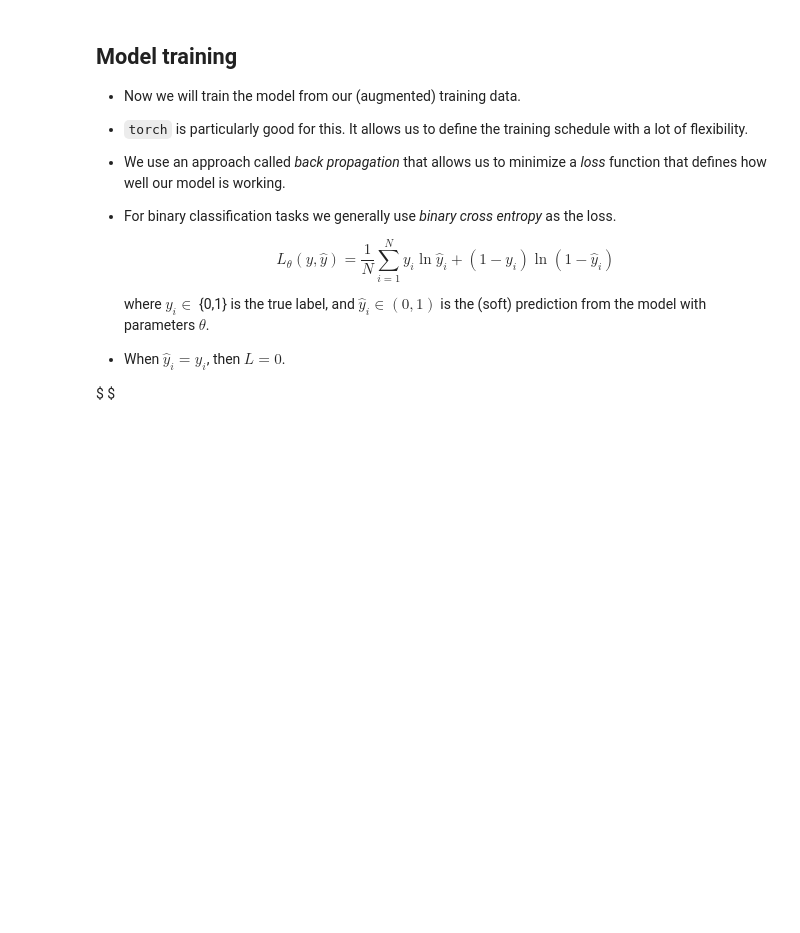
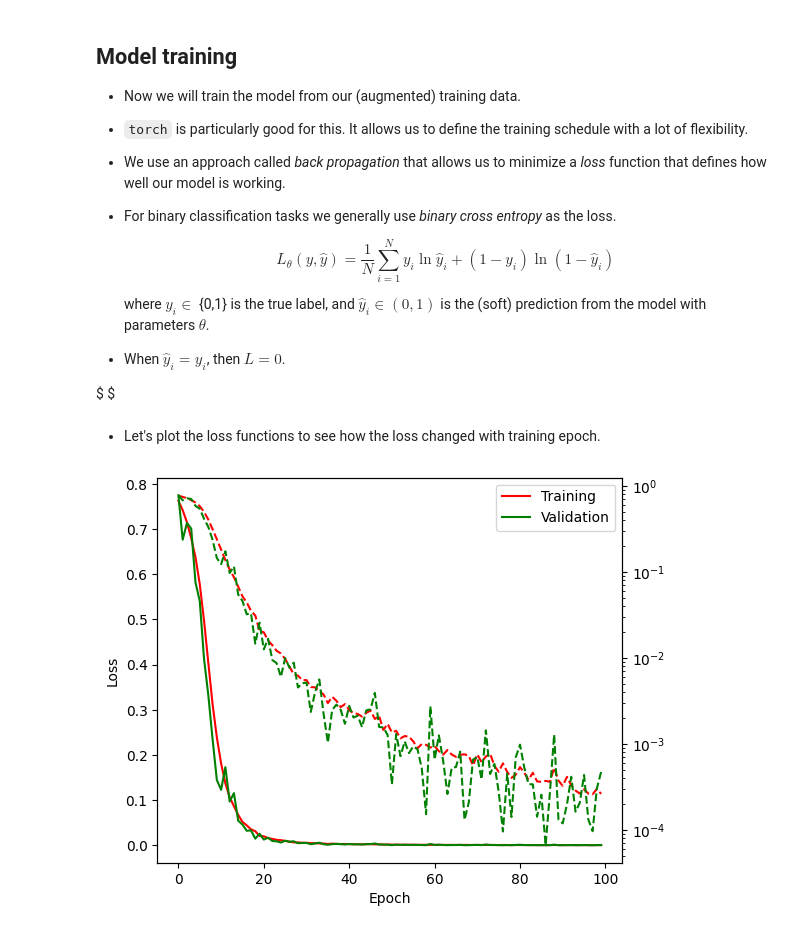
Before and after one commit to mdblackledge/theoryofimaging2, a Jupyter notebook: workshop/practical_exercises.ipynb, the cells around one changed output. Saved outputs shown, nothing was run; the diff lists cells and outputs as text; code cells hidden in the pictures; blank space fills up the shorter version.

```diff
--- a/workshop/practical_exercises.ipynb
+++ b/workshop/practical_exercises.ipynb
@@ -395,10 +399,13 @@ from torch.utils.data import DataLoader
 from tqdm import tqdm  # Used for monitoring progress as a progress bar
 
 # Some training hyper-parameters
-learning_rate = 1e-3
+learning_rate = 1e-4
 num_epochs = 100
 batch_size = 40
-device = "cuda"
+if torch.cuda.is_available():  # If GPU available
+    device = "cuda"
+else:
+    device = "cpu"
 
 # Create an instance of the model to be trained
 model = LeNet(num_classes=2)
@@ -421,8 +428,15 @@ criterion = nn.CrossEntropyLoss()
 # the model parameters for each training epoch
 optimizer = optim.Adam(model.parameters(), lr=learning_rate)
 
+# Keep track of losses for latter plotting.
+train_losses = []
+val_losses = []
+
 pbar = tqdm(range(num_epochs))
 for epoch in pbar:
+
+    train_losses.append(0)
+    val_losses.append(0)
 
     # -------------------
     # TRAINING
@@ -444,6 +458,9 @@ for epoch in pbar:
         outputs = model(images)
         loss = criterion(outputs, labels)
 
+        # Append to the running loss
+        train_losses[-1] = train_losses[-1] + loss.item() * images.size(0)
+
         # Determine the gradients and back-propagate.
         loss.backward()
         optimizer.step()
@@ -462,6 +479,25 @@ for epoch in pbar:
 
             outputs = model(images)
             val_loss = criterion(outputs, labels)
-            pbar.set_description(f"Val Loss: {loss.item():.4f} - Val Loss: {val_loss.item():.4f}")
+
+            # Append to the running loss
+            val_losses[-1] = val_losses[-1] + loss.item() * images.size(0)
+
+            pbar.set_description(f"Train Loss: {loss.item():.4f} - Val Loss: {val_loss.item():.4f}")
+
+train_losses = np.array(train_losses) / len(train_ds)
+val_losses = np.array(val_losses) / len(val_ds)
+# %% [markdown]
+ - Let's plot the loss functions to see how the loss changed with training epoch.
 # %%
-for
+f, ax = plt.subplots(1, 1, figsize = (6, 5))
+ax.plot(train_losses, "r-", label="Training")
+ax.plot(val_losses, "g-", label="Validation")
+ax.set_xlabel("Epoch"), ax.set_ylabel("Loss")
+ax_log = ax.twinx()
+ax_log.semilogy(train_losses, "r--")
+ax_log.semilogy(val_losses, "g--")
+ax.legend()
+plt.show()
+# %% [output]
+[figure, added]
```
Also changed, not shown: parts of 6 cells of this notebook.
